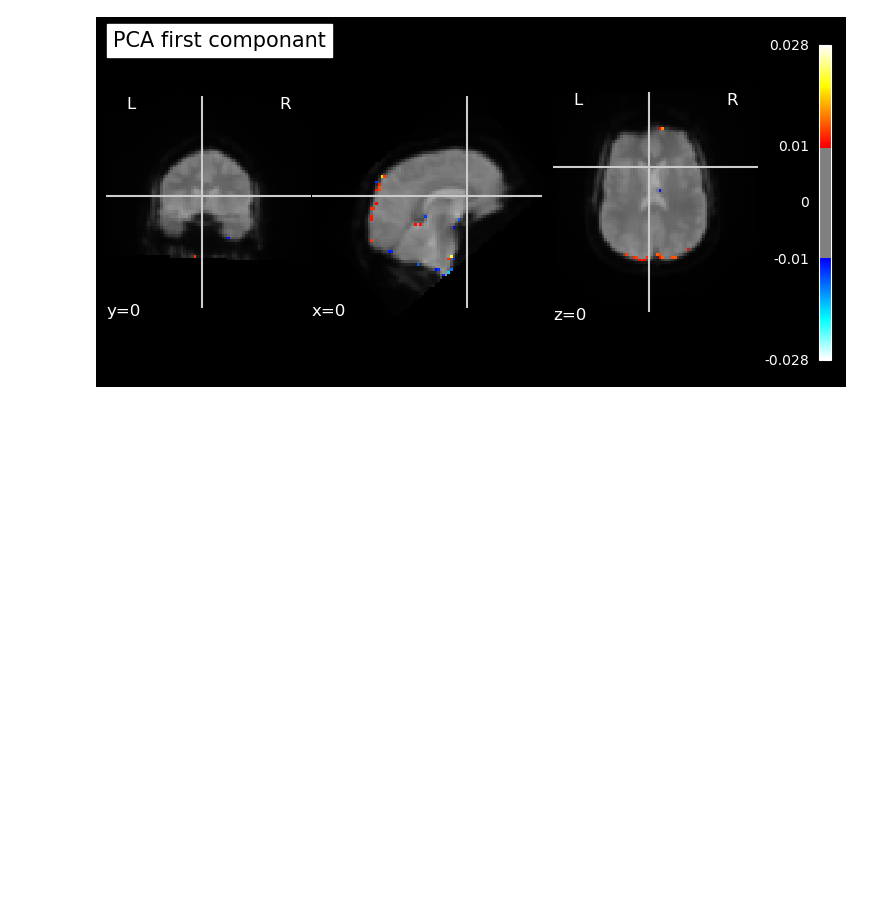
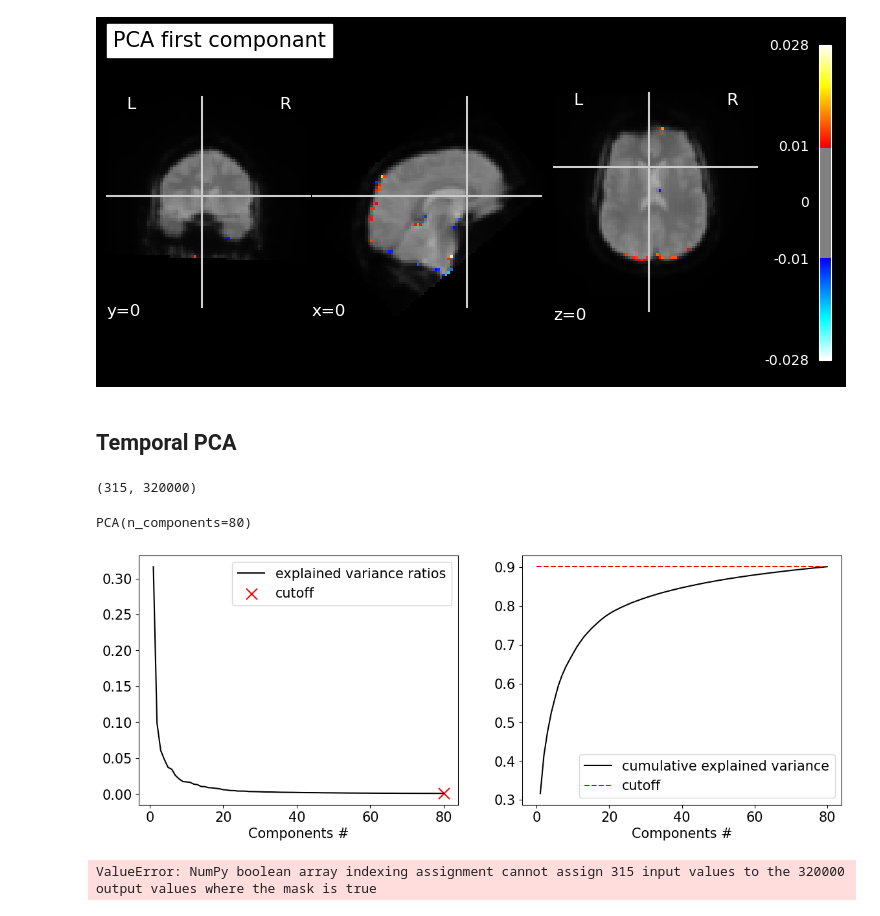
Before and after one commit to loufourneaux/project_1_nssp, a Jupyter notebook: PCA.ipynb, the cells around one changed output. Drawn from its saved outputs; the diff is of its cells as text; code cells hidden in the pictures; blank space fills up the shorter version.

```diff
--- a/PCA.ipynb
+++ b/PCA.ipynb
@@ -98,2 +99,80 @@ nib.save(pca_out, os.path.join(folder_pca_path, 'PCA_componant0_thr01'))
 # %% [output]
 [figure]
+# %% [markdown]
+## Temporal PCA
+# %%
+# TIME = features
+import numpy as np
+
+slice_non_background = data[..., 0] != 0 # non backgroun voxel
+
+samples = data[slice_non_background].T  # (n_vols, n_voxels)
+
+spatial_means = np.mean(samples, axis=0)  # Mean for each voxel across time
+X = samples - spatial_means  # Center the data across the time axis
+
+# Quality check
+assert np.abs(X.mean(axis=0)).max() < 1e-5
+
+# Check the shape (n_vols, n_voxels)
+X.shape
+# %% [output]
+(315, 320000)
+# %%
+# PCA
+nb_components = 80
+
+# YOUR CODE HERE
+pca = PCA(n_components=nb_components)
+pca.fit(X.T)
+# %% [output]
+PCA(n_components=80)
+# %%
+# Plot - choose the number of componant to use
+fig, ax = plt.subplots(1, 2, figsize=(14,5))
+
+ratios = pca.explained_variance_ratio_
+cumulative_ratios = np.cumsum(pca.explained_variance_ratio_)
+
+nb_clusters = nb_components
+
+ax[0].plot(np.arange(1, len(ratios)+1), ratios, label='explained variance ratios', c='k')
+ax[0].scatter([nb_clusters], [ratios[nb_clusters-1]], [150], marker='x', color='r', label='cutoff')
+ax[1].plot(np.arange(1, len(cumulative_ratios)+1), cumulative_ratios, label='cumulative explained variance', c='k')
+ax[1].hlines(y=cumulative_ratios[nb_clusters-1], xmin=0, xmax=len(ratios)-1, linestyle='--', color='r', label='cutoff')
+
+for k in range(2):
+    ax[k].set_xlabel('Components #', size=15)
+    ax[k].legend(prop={'size':15})
+    ax[k].tick_params(axis='both', which='major', labelsize=15)
+# %% [output]
+[figure, added]
+# %%
+# Back to the right space
+vol_shape = data.shape[:3]
+n_vols = data.shape[3]
+
+pca_clusters = []
+for component_idx in range(pca.components_.shape[0]):
+    pca_component_t = np.zeros(vol_shape)
+    pca_component_t[slice_non_background] = pca.components_[component_idx]  # Map component to original space
+    pca_clusters.append(pca_component_t)
+
+mean_img_ = mean_img(data)  # Average image for background
+pca_out = nib.Nifti1Image(pca_clusters[0], affine)  # Adjust affine as needed
+
+# Plot the first component
+plot_stat_map(pca_out, bg_img=mean_img_,
+              threshold=0.01,
+              cut_coords=[0, 0, 0],
+              black_bg=True,
+              title=f'PCA first component (temporal PCA)')
+
+# save
+folder_pca_path = 'derivatives/PCA'
+if not os.path.exists(folder_pca_path):
+    os.makedirs(folder_pca_path)
+
+nib.save(pca_out, os.path.join(folder_pca_path, 'tPCA_component0_thr01.nii.gz'))
+# %% [output]
+ValueError: NumPy boolean array indexing assignment cannot assign 315 input values to the 320000 output values where the mask is true
```
Also changed, not shown: parts of 3 cells of this notebook, 2 other files.
